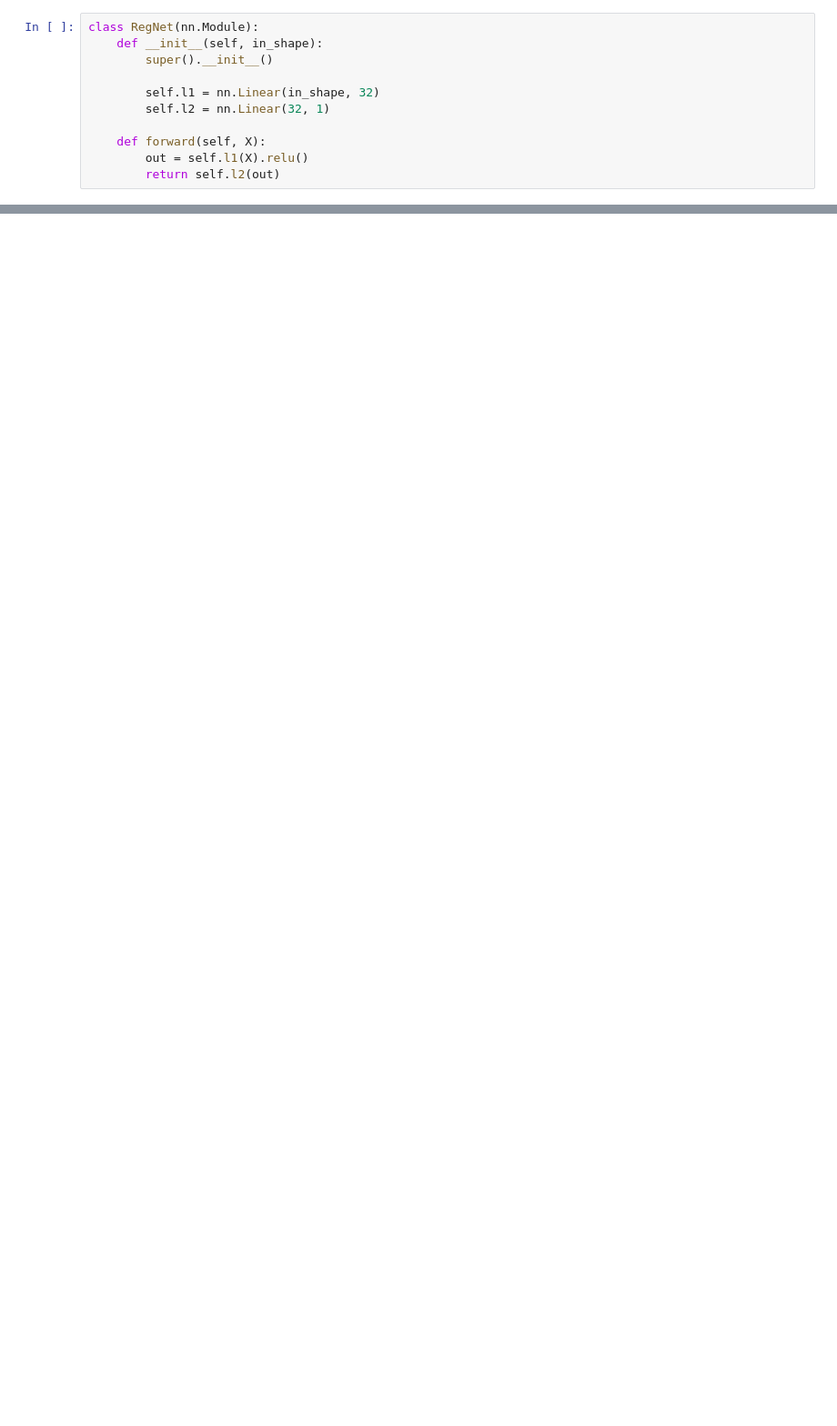
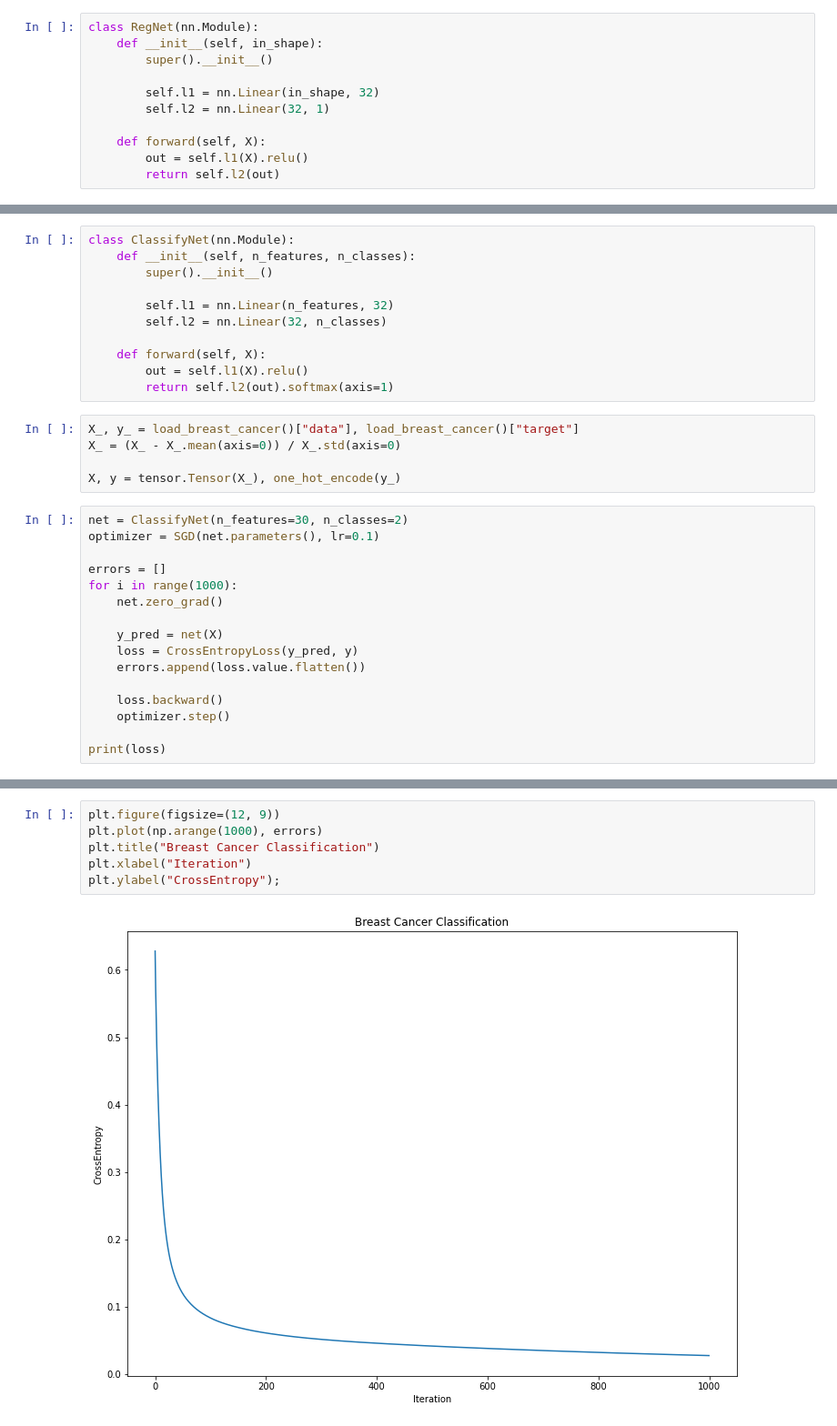
Before and after one commit to Howuhh/autograd_but_smaller, a Jupyter notebook: autograd.ipynb, the cells around one changed output, grey strips where cells are left out. Shown: that part at 91% size. Saved outputs shown, nothing was run; the diff lists cells and outputs as text; blank space fills up the shorter version.

Commit message:
add softmax & crossentropy loss & classification example

```diff
--- a/autograd.ipynb
+++ b/autograd.ipynb
@@ -80,0 +85,32 @@ Text(0, 0.5, 'RMSE')
+# %%
+class ClassifyNet(nn.Module):
+    def __init__(self, n_features, n_classes):
+        super().__init__()
+
+        self.l1 = nn.Linear(n_features, 32)
+        self.l2 = nn.Linear(32, n_classes)
+
+    def forward(self, X):
+        out = self.l1(X).relu()
+        return self.l2(out).softmax(axis=1)
+# %%
+X_, y_ = load_breast_cancer()["data"], load_breast_cancer()["target"]
+X_ = (X_ - X_.mean(axis=0)) / X_.std(axis=0)
+
+X, y = tensor.Tensor(X_), one_hot_encode(y_)
+# %%
+net = ClassifyNet(n_features=30, n_classes=2)
+optimizer = SGD(net.parameters(), lr=0.1)
+
+errors = []
+for i in range(1000):
+    net.zero_grad()
+
+    y_pred = net(X)
+    loss = CrossEntropyLoss(y_pred, y)
+    errors.append(loss.value.flatten())
+
+    loss.backward()
+    optimizer.step()
+
+print(loss)
@@ -80,0 +119,8 @@ Text(0, 0.5, 'RMSE')
+# %%
+plt.figure(figsize=(12, 9))
+plt.plot(np.arange(1000), errors)
+plt.title("Breast Cancer Classification")
+plt.xlabel("Iteration")
+plt.ylabel("CrossEntropy");
+# %% [output]
+[figure, added]
```
Also changed, not shown: parts of 7 cells of this notebook, 7 other files.
